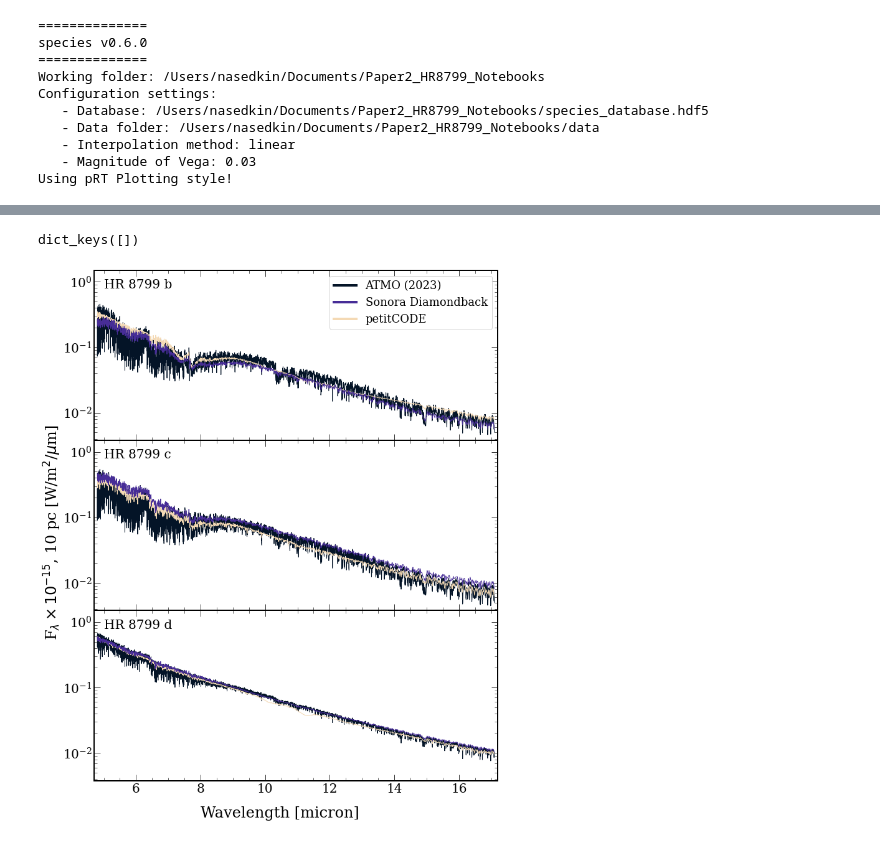
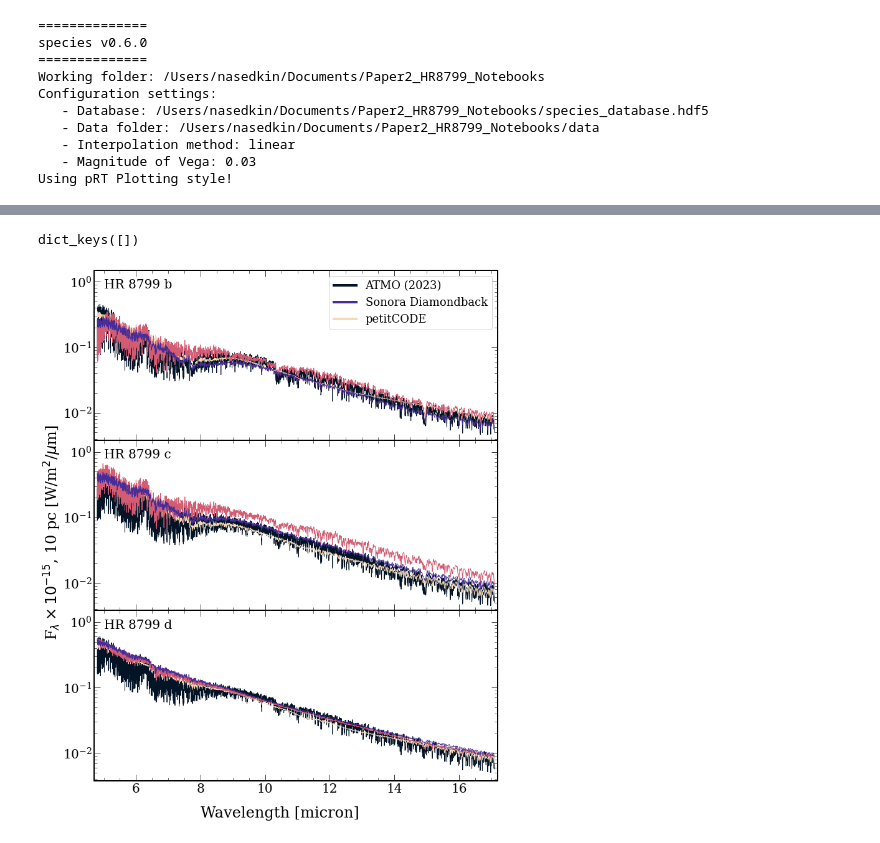
Before and after one commit to nenasedk/PhDNotebooks2, a Jupyter notebook: NIRSPECG395H_HR8799Prediction_Plot.ipynb, the cells around one changed output, grey strips where cells are left out. Cells and saved outputs as stored; diff of their text form; code cells hidden in the pictures.

```diff
--- a/NIRSPECG395H_HR8799Prediction_Plot.ipynb
+++ b/NIRSPECG395H_HR8799Prediction_Plot.ipynb
@@ -58,6 +58,9 @@ bfiles.reverse()
 for f in bfiles:
         if not "3500" in f: continue
         if not "fitcorr" in f:continue
+        if "cholla" in f:continue
+        if "bobcat" in f:continue
+
         wlen,spec = np.genfromtxt(f).T
         inds_short = np.where((wlen>2.87) & (wlen <3.72))
         inds_long = np.where((wlen>3.82) & (wlen <5.18))
@@ -77,6 +80,8 @@ for f in cfiles:
                 continue
         if not "fitcorr" in f:continue
         if not "newales" in f:continue
+        if "cholla" in f:continue
+        if "bobcat" in f:continue
         wlen,spec = np.genfromtxt(f).T
         inds_short = np.where((wlen>2.87) & (wlen <3.72))
         inds_long = np.where((wlen>3.82) & (wlen <5.18))
@@ -97,20 +102,22 @@ for f in dfiles:
         if not "3500" in f: continue
         if not "fitcorr" in f:continue
         if not "newales" in f:continue
-        if "scale" in f:continue
-
+        if not "scaled" in f:continue
+        if "cholla" in f:continue
+        if "bobcat" in f:continue
+        width = 1
         wlen,spec = np.genfromtxt(f).T
         inds_short = np.where((wlen>2.87) & (wlen <3.72))
         inds_long = np.where((wlen>3.82) & (wlen <5.18))
 
         model_name = f.split('/')[-1].split('_')[1]
         model_color = model_colour_dict[model_name]
-        ax[2].plot(wlen[inds_short],spec[inds_short]*distance_scale/1e-15, color = model_color, linewidth = 1, alpha = 1)
-        ax[2].plot(wlen[inds_long],spec[inds_long]*distance_scale/1e-15, color = model_color, linewidth = 1, alpha = 1)
+        ax[2].plot(wlen[inds_short],spec[inds_short]*distance_scale/1e-15, color = model_color, linewidth = width, alpha = 1)
+        ax[2].plot(wlen[inds_long],spec[inds_long]*distance_scale/1e-15, color = model_color, linewidth = width, alpha = 1)
 
 
 ax[0].set_ylim(-0.1,1.2)
-ax[1].set_ylim(-0.1,1.75)
+ax[1].set_ylim(-0.1,1.95)
 ax[2].set_ylim(-0.1,1.75)
 #ax[3].set_ylim(-0.6e-15,3.8e-15)
 
@@ -160,8 +167,9 @@ bfiles.reverse()
 for f in bfiles:
         if not "3500" in f: continue
         if not "fitcorr" in f:continue
-        if "exo-rem" in f:continue
-
+        #if "exo-rem" in f:continue
+        if "cholla" in f:continue
+        if "bobcat" in f:continue
         wlen,spec = np.genfromtxt(f).T
         inds_short = np.where((wlen>4.8) & (wlen<17.1))
         model_name = f.split('/')[-1].split('_')[1]
@@ -179,8 +187,9 @@ for f in cfiles:
                 continue
         if not "fitcorr" in f:continue
         if not "newales" in f:continue
-        if "exo-rem" in f:continue
-
+        #if "exo-rem" in f:continue
+        if "cholla" in f:continue
+        if "bobcat" in f:continue
         wlen,spec = np.genfromtxt(f).T
         inds_short = np.where((wlen>4.8) & (wlen<17.1))
         #if "3500" in f and "diamondback in f":
@@ -198,14 +207,18 @@ for f in dfiles:
         if not "3500" in f: continue
         if not "fitcorr" in f:continue
         if not "newales" in f:continue
-        if "scale" in f:continue
-        if "exo-rem" in f:continue
+        if not "scaled" in f:continue
+        if "cholla" in f:continue
+        if "bobcat" in f:continue
+        width = 1
+
+        #if "exo-rem" in f:continue
         wlen,spec = np.genfromtxt(f).T
         inds_short = np.where((wlen>4.8) & (wlen<17.1))
 
         model_name = f.split('/')[-1].split('_')[1]
         model_color = model_colour_dict[model_name]
-        ax[2].plot(wlen[inds_short],spec[inds_short]*distance_scale/1e-15, color = model_color, linewidth = 1, alpha = 1)
+        ax[2].plot(wlen[inds_short],spec[inds_short]*distance_scale/1e-15, color = model_color, linewidth = width, alpha = 1)
 
 
 ax[0].set_ylim(0.0038,1.5)
@@ -223,31 +236,31 @@ ax[1].set_xlim(4.7,17.2)
 ax[2].set_xlim(4.7,17.2)
 #ax[3].set_xlim(2.95,5.2)
 
 ax[0].annotate("HR 8799 b",(5,0.8),fontsize = 20, color ='k')
 ax[1].annotate("HR 8799 c",(5,0.8),fontsize = 20, color ='k')
 ax[2].annotate("HR 8799 d",(5,0.8),fontsize = 20, color ='k')
 from matplotlib.ticker import AutoMinorLocator, LogLocator, NullFormatter,ScalarFormatter
 
 #x_major = LogLocator(base=10.0, subs = (1,2,3,4,5,6,7,8,9,10,11,12,13,14,15,16), numticks=4)
 #ax[2].xaxis.set_major_locator(x_major)
 """ax[0].set_xscale('log')
 ax[1].set_xscale('log')
 ax[2].set_xscale('log')
 
 x_minor = LogLocator(base=10, subs=np.arange(4, 20.25, 0.25))
 ax[2].xaxis.set_minor_locator(x_minor)
 ax[2].xaxis.set_minor_formatter(NullFormatter())
 ax[2].set_xticks([5,6,7,8,9,10,11,12,13,14,15,16])
 ax[2].get_xaxis().set_major_formatter(ScalarFormatter())"""
 
 from matplotlib.lines import Line2D
 custom_lines = [Line2D([0], [0], color=model_colour_dict["petrus2023"], lw=4),
                 Line2D([0], [0], color=model_colour_dict["diamondback"], lw=4),
                 #Line2D([0], [0], color=model_colour_dict["exo-rem"], lw=4),
                 Line2D([0], [0], color=model_colour_dict["petitcode-hot-cloudy"], lw=4)
                 ]
 ax[0].legend(custom_lines, ['ATMO (2023)', 'Sonora Diamondback','petitCODE'],loc = 'upper right',fontsize=18)
 plt.savefig(f"plots/HR8799bcd_PredictedMRS_gridfits_{version}.pdf",bbox_inches='tight')
 # %% [output]
 dict_keys([])
-[figure, old version]
+[figure, new version]
```
Also changed, not shown: parts of 2 cells of this notebook, 4 other files.
